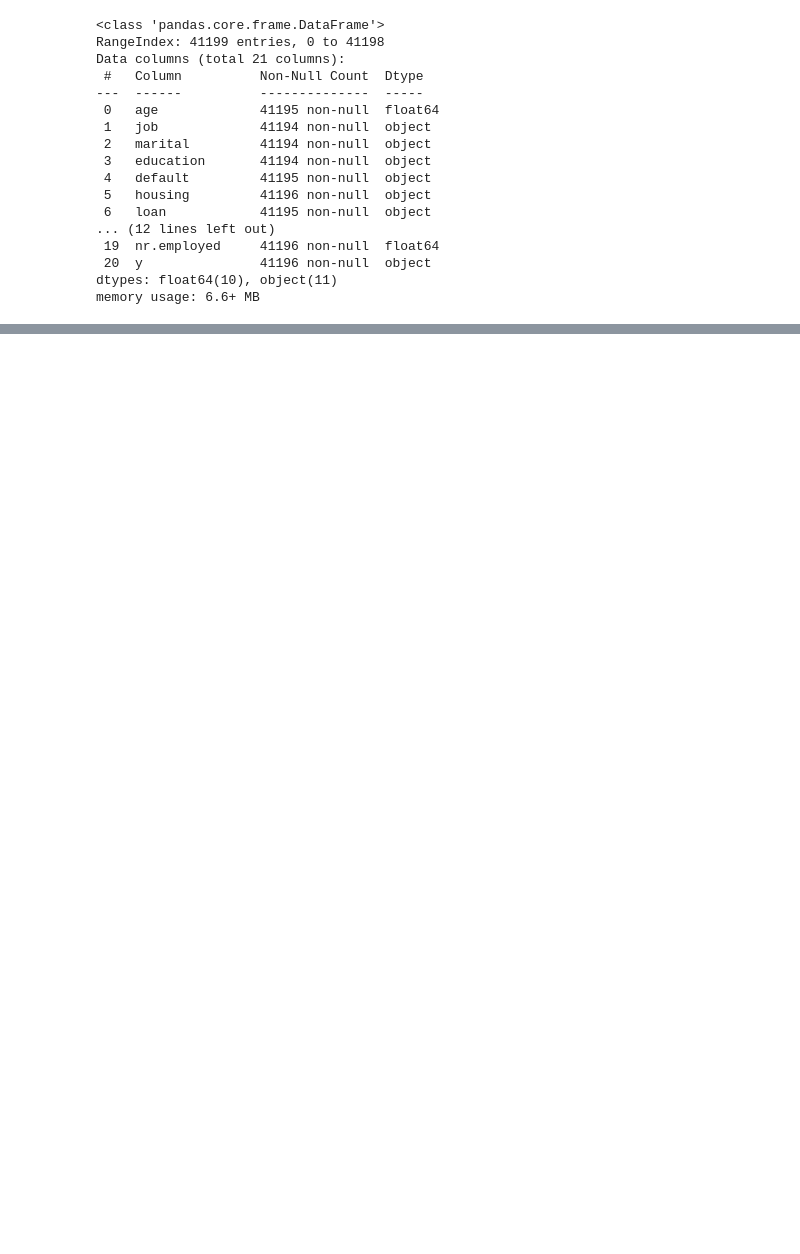
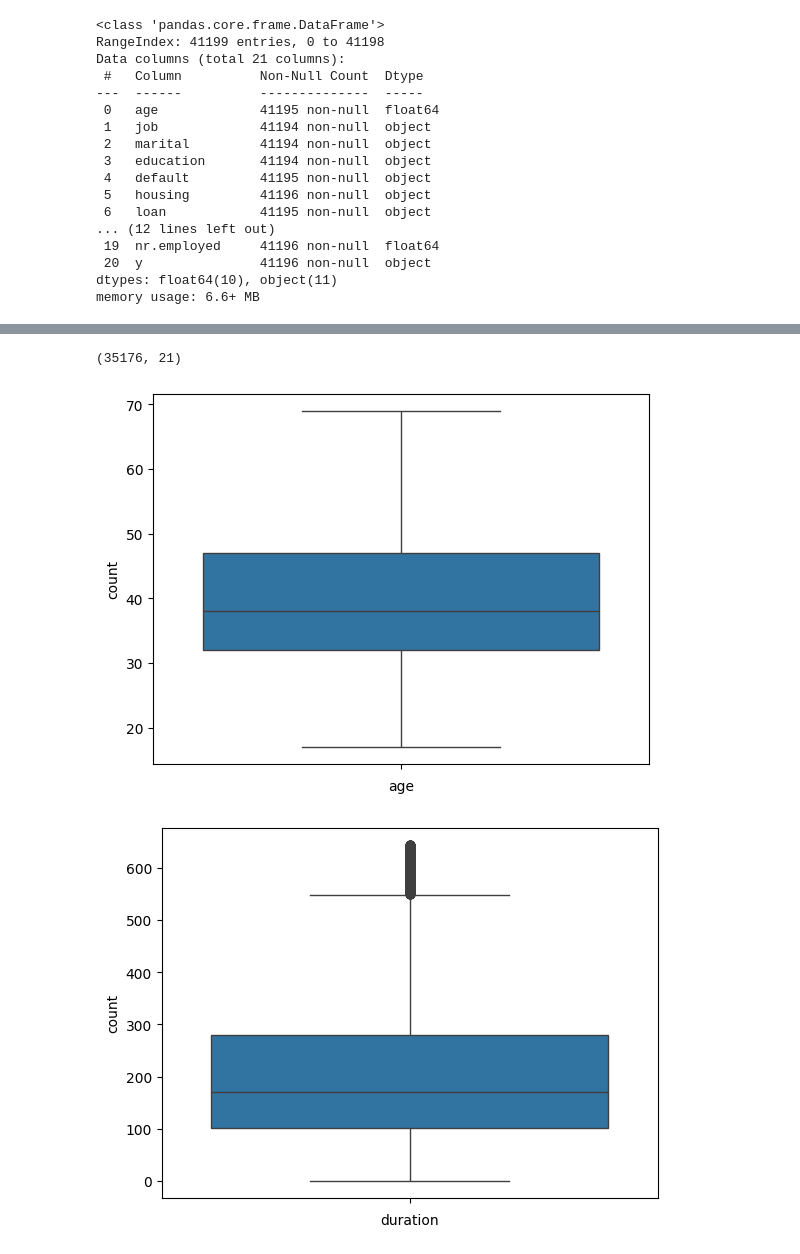
Before and after one commit to saptarshidas219/ML_Prog, a Jupyter notebook: logisticsR.ipynb, the cells around one changed output, grey strips where cells are left out. Saved outputs shown, nothing was run; the diff lists cells and outputs as text; code cells hidden in the pictures; blank space fills up the shorter version.

```diff
--- a/logisticsR.ipynb
+++ b/logisticsR.ipynb
@@ -64,0 +65,43 @@ array(['housemaid', 'services', 'admin.', 'blue-collar', 'technician',
+# %%
+q1 = df['age'].quantile(.25)
+q3 = df['age'].quantile(.75)
+iqr = q3 - q1
+ll = q1 - iqr*1.5
+ul = q3 + iqr*1.5
+data = df[(df['age']>=ll) & (df['age']<=ul)]
+
+q1 = data['duration'].quantile(.25)
+q3 = data['duration'].quantile(.75)
+iqr = q3 - q1
+ll = q1 - iqr*1.5
+ul = q3 + iqr*1.5
+data = data[(data['duration']>=ll) & (data['duration']<=ul)]
+
+
+q1 = data['campaign'].quantile(.25)
+q3 = data['campaign'].quantile(.75)
+iqr = q3 - q1
+ll = q1 - iqr*1.5
+ul = q3 + iqr*1.5
+data = data[(data['campaign']>=ll) & (data['campaign']<=ul)]
+
+q1 = data['cons.conf.idx'].quantile(.25)
+q3 = data['cons.conf.idx'].quantile(.75)
+iqr = q3 - q1
+ll = q1 - iqr*1.5
+ul = q3 + iqr*1.5
+data = data[(data['cons.conf.idx']>=ll) & (data['cons.conf.idx']<=ul)]
+# %%
+data.shape
+# %% [output]
+(35176, 21)
+# %%
+for col in data.columns:
+    if (data[col].dtype == "float64" or data[col].dtypes =="int64"):
+        sns.boxplot(data[col])
+        plt.xlabel(col)
+        plt.ylabel('count')
+        plt.show()
+# %% [output]
+[figure, added]
+[figure, added]
```
Also changed, not shown: parts of 5 cells of this notebook.
